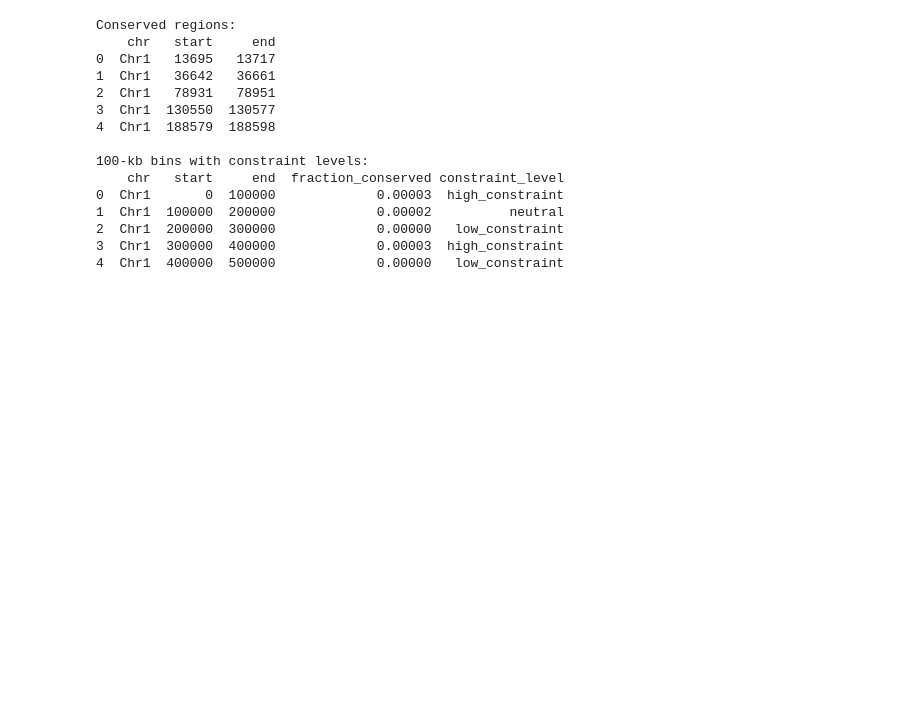
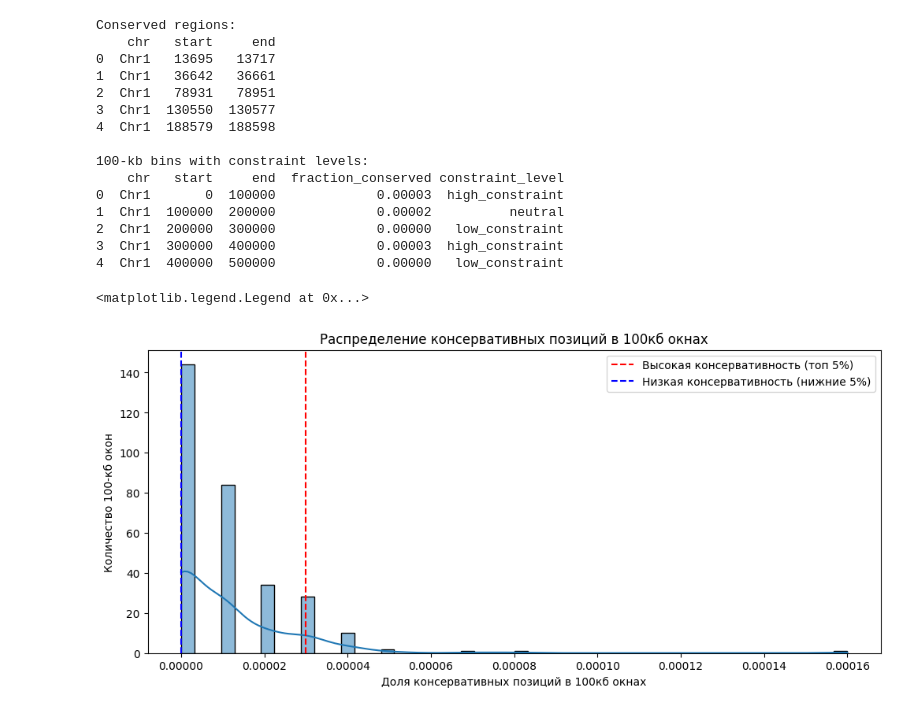
Before and after one commit to elena-dementeva/poaceae-evolutionary-constraints, a Jupyter notebook: proect.ipynb, the cells around one changed output. Cells and saved outputs as stored; diff of their text form; code cells hidden in the pictures; blank space fills up the shorter version.

```diff
--- a/proect.ipynb
+++ b/proect.ipynb
@@ -116,14 +122,12 @@ for chr_name, group in df.groupby("#chr"):
     for start in range(0, max_pos, bin_size):
         end = min(start + bin_size, max_pos)
 
-        # Подсчёт консервативных позиций в бине
-        in_bin = conserved_regions_df[
-            (conserved_regions_df["chr"] == chr_name) &
-            (conserved_regions_df["start"] >= start) &
-            (conserved_regions_df["end"] <= end)
-        ]
+        # Оптимизированный подсчет консервативных позиций в 100 кб окнах
+        conserved_count = ((conserved_regions_df["chr"] == chr_name) &
+                           (conserved_regions_df["start"] >= start) &
+                           (conserved_regions_df["end"] <= end)).sum()
 
-        fraction_conserved = len(in_bin) / (bin_size if bin_size > 0 else 1)
+        fraction_conserved = conserved_count / bin_size
         bins.append((chr_name, start, end, fraction_conserved))
 
 # Создаём DataFrame для 100-кб бинов
@@ -164,3 +168,20 @@ Conserved regions:
 2  Chr1  200000  300000             0.00000   low_constraint
 3  Chr1  300000  400000             0.00003  high_constraint
 4  Chr1  400000  500000             0.00000   low_constraint
+# %%
+# **5. Визуализация распределения консервативности по 100-кб окнам**
+plt.figure(figsize=(12, 5))
+sns.histplot(bins_df["fraction_conserved"], bins=50, kde=True)
+
+# Верхние 5% консервативных регионов
+plt.axvline(threshold_high, color='red', linestyle='dashed', label="Высокая консервативность (топ 5%)")
+# Нижние 5% менее консервативных регионов
+plt.axvline(threshold_low, color='blue', linestyle='dashed', label="Низкая консервативность (нижние 5%)")
+
+plt.xlabel("Доля консервативных позиций в 100кб окнах")
+plt.ylabel("Количество 100-кб окон")
+plt.title("Распределение консервативных позиций в 100кб окнах")
+plt.legend()
+# %% [output]
+<matplotlib.legend.Legend at 0x...>
+[figure, added]
```
Also changed, not shown: parts of 4 cells of this notebook.
